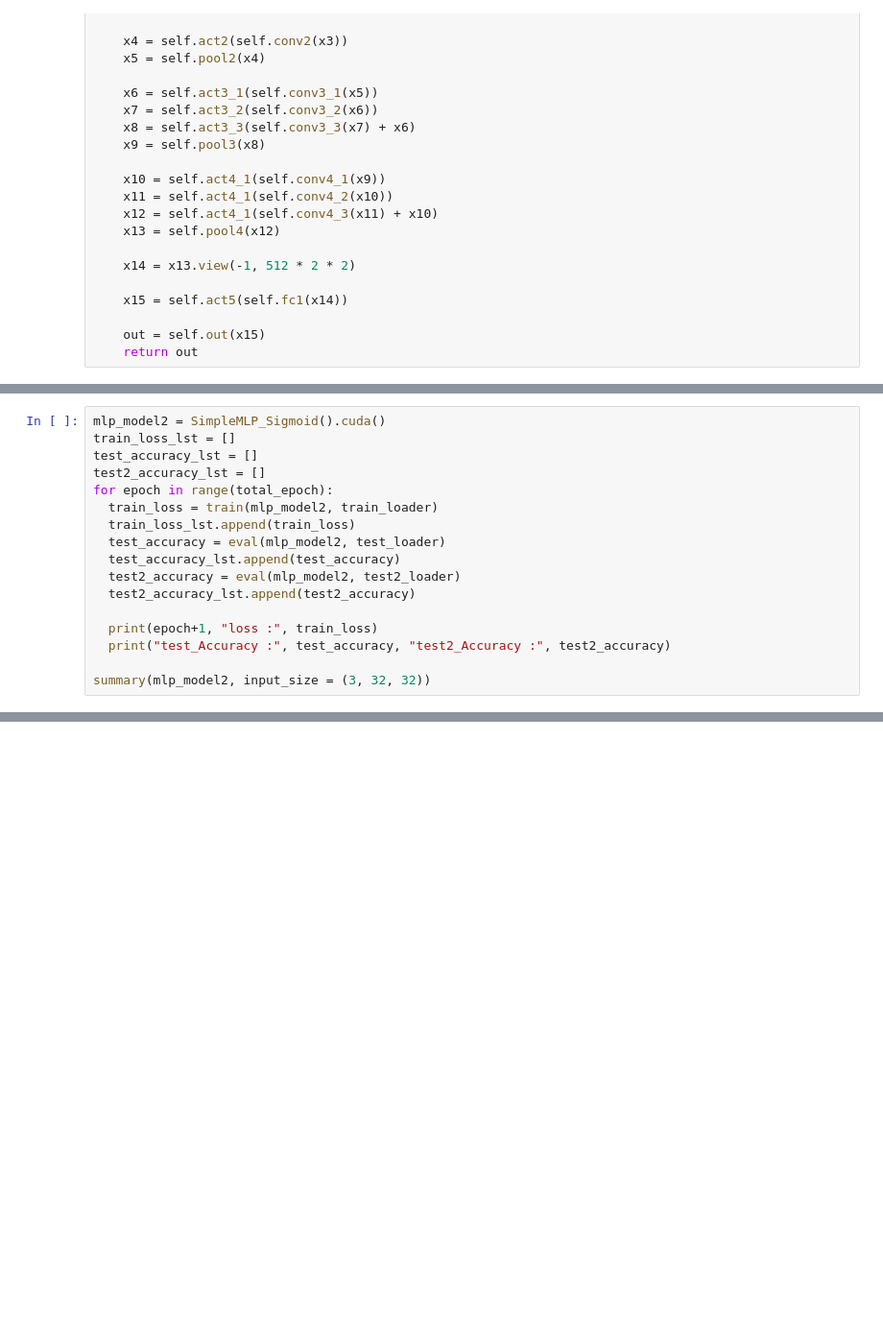
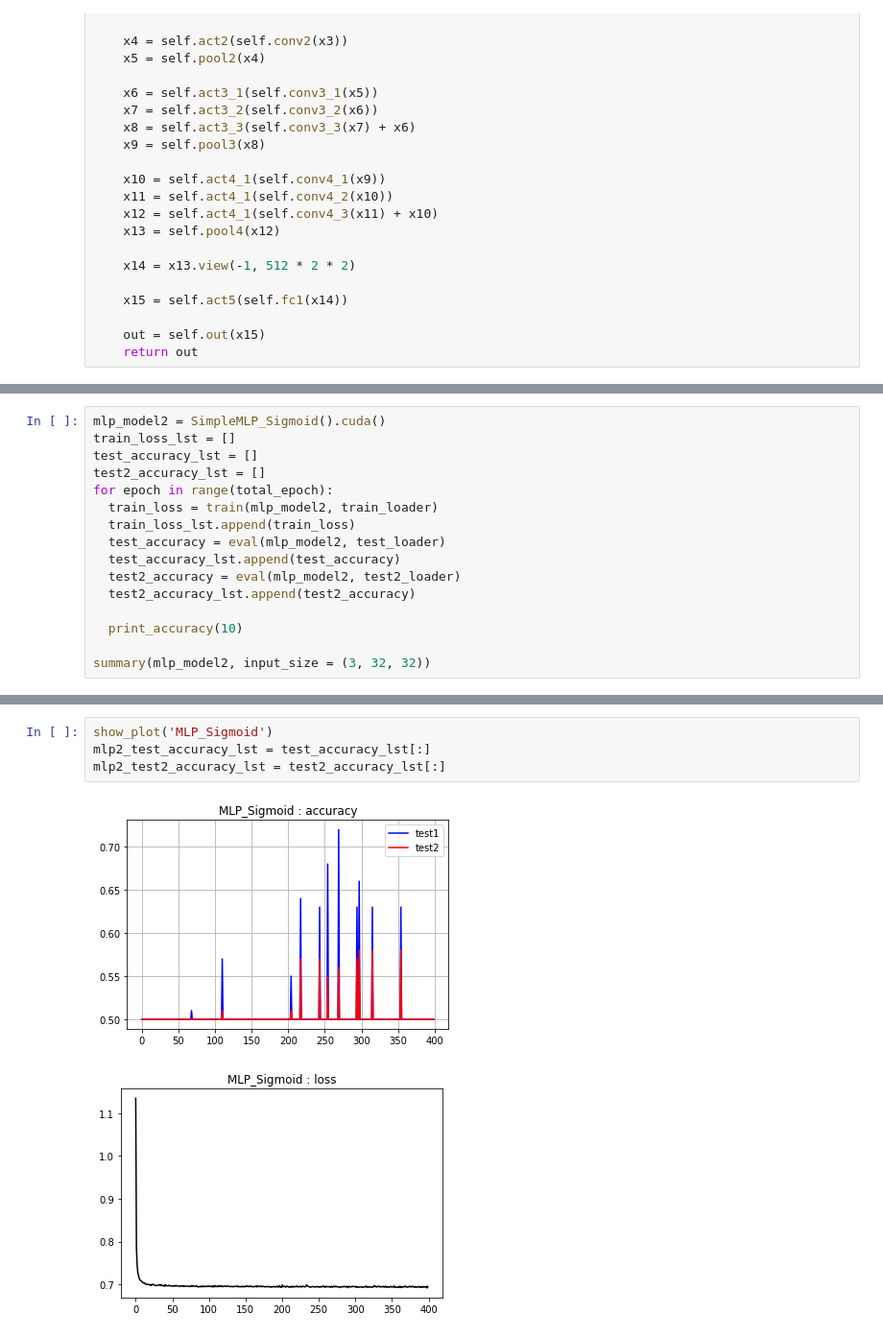
Before and after one commit to KimHS0915/pytorch-image-classification, a Jupyter notebook: gender.ipynb, the cells around one changed output, grey strips where cells are left out. Shown at 96% size. Drawn from its saved outputs; the diff is of its cells as text; blank space fills up the shorter version.

```diff
--- a/gender.ipynb
+++ b/gender.ipynb
@@ -331,8 +376,7 @@ for epoch in range(total_epoch):
   test2_accuracy = eval(mlp_model2, test2_loader)
   test2_accuracy_lst.append(test2_accuracy)
 
-  print(epoch+1, "loss :", train_loss)
-  print("test_Accuracy :", test_accuracy, "test2_Accuracy :", test2_accuracy)
+  print_accuracy(10)
 
 summary(mlp_model2, input_size = (3, 32, 32))
 # %% [output]
@@ -353,3 +397,10 @@ Forward/backward pass size (MB): 0.19
 Params size (MB): 202.81
 Estimated Total Size (MB): 203.00
 ----------------------------------------------------------------
+# %%
+show_plot('MLP_Sigmoid')
+mlp2_test_accuracy_lst = test_accuracy_lst[:]
+mlp2_test2_accuracy_lst = test2_accuracy_lst[:]
+# %% [output]
+[figure, added]
+[figure, added]
```
Also changed, not shown: parts of 21 cells of this notebook.
